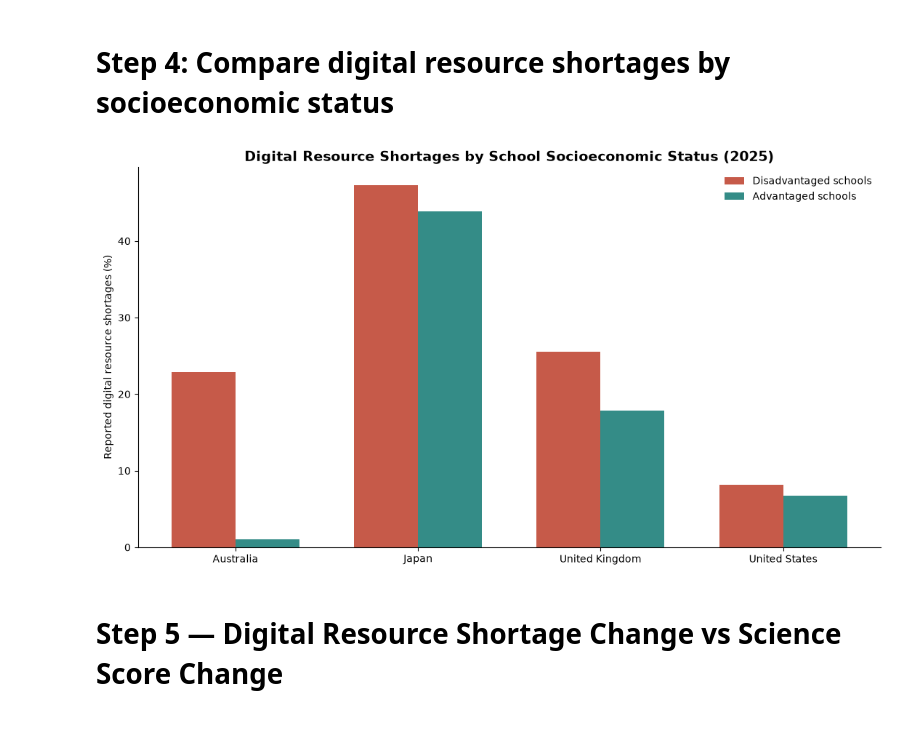
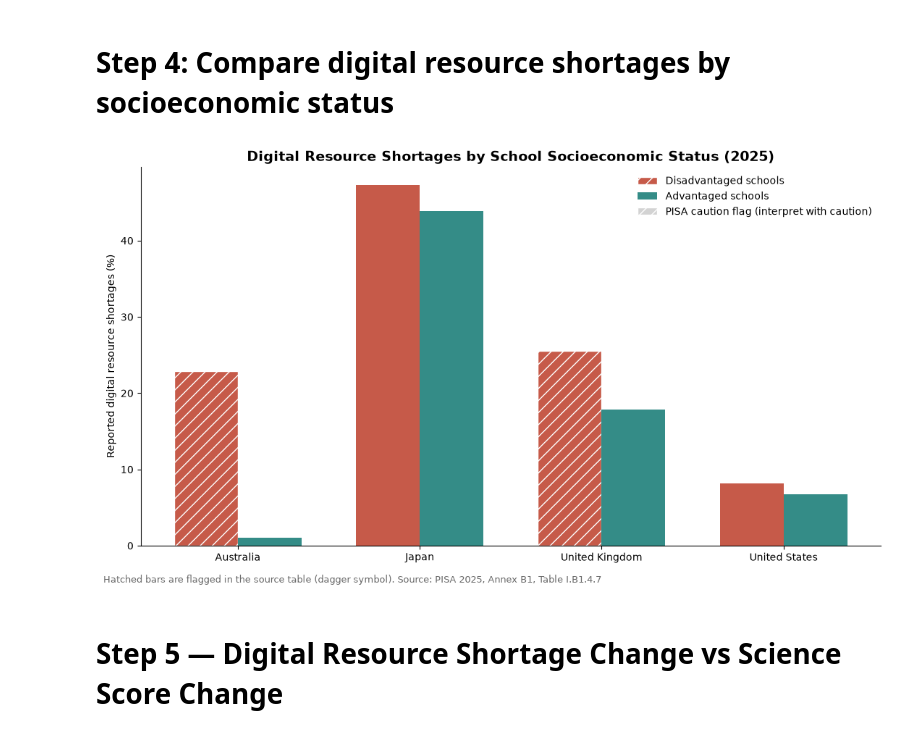
Before and after one commit to MiaNguyen169/Data_Visualizaton, a Jupyter notebook: Data_exploration/02_plotting.ipynb, the cells around one changed output. Cells and saved outputs as stored; diff of their text form; code cells hidden in the pictures.

Commit message:
Do the dashboard layout and add the chart into Q3

```diff
--- a/Data_exploration/02_plotting.ipynb
+++ b/Data_exploration/02_plotting.ipynb
@@ -133,7 +133,7 @@ width = 0.35
 
 fig, ax = plt.subplots(figsize=(11, 6))
 
-ax.bar(
+bars_dis = ax.bar(
     x - width / 2,
     plot_data["Disadvantaged_2025"],
     width,
@@ -141,41 +141,65 @@ ax.bar(
     color="#C65A49"
 )
 
-ax.bar(
+bars_adv = ax.bar(
     x + width / 2,
     plot_data["Advantaged_2025"],
     width,
     label="Advantaged schools",
     color="#348C87"
 )
+
+
+for bars, flag_col in [
+    (bars_dis, "Disadvantaged_2025_Caution"),
+    (bars_adv, "Advantaged_2025_Caution")
+]:
+    for bar, flagged in zip(bars, plot_data[flag_col]):
+        if flagged:
+            bar.set_hatch("//")
+            bar.set_edgecolor("white")
 
 ax.set_xticks(x)
 ax.set_xticklabels(plot_data["Country"])
 
 ax.set_ylabel("Reported digital resource shortages (%)")
 
 ax.set_title(
     "Digital Resource Shortages by School Socioeconomic Status (2025)",
     fontsize=14,
     fontweight="bold"
 )
 
-ax.legend(frameon=False)
+from matplotlib.patches import Patch
 
+handles, labels = ax.get_legend_handles_labels()
+handles.append(
+    Patch(facecolor="lightgray", edgecolor="white", hatch="//")
+)
+labels.append("PISA caution flag (interpret with caution)")
+
+ax.legend(handles, labels, frameon=False)
 ax.spines["top"].set_visible(False)
 ax.spines["right"].set_visible(False)
 
+fig.text(
+    0.01, -0.02,
+    "Hatched bars are flagged in the source table (dagger symbol). "
+    "Source: PISA 2025, Annex B1, Table I.B1.4.7",
+    fontsize=9,
+    color="dimgray"
+)
 plt.tight_layout()
 
 plt.savefig(
     "04_inequality_grouped_bar.png",
     dpi=300,
     bbox_inches="tight"
 )
 
 plt.show()
 # %% [output]
-[figure, old version]
+[figure, new version]
 # %% [markdown]
 # Step 5 — Digital Resource Shortage Change vs Science Score Change
 # %%
```
Also changed, not shown: parts of 1 cell of this notebook, 20 other files.
